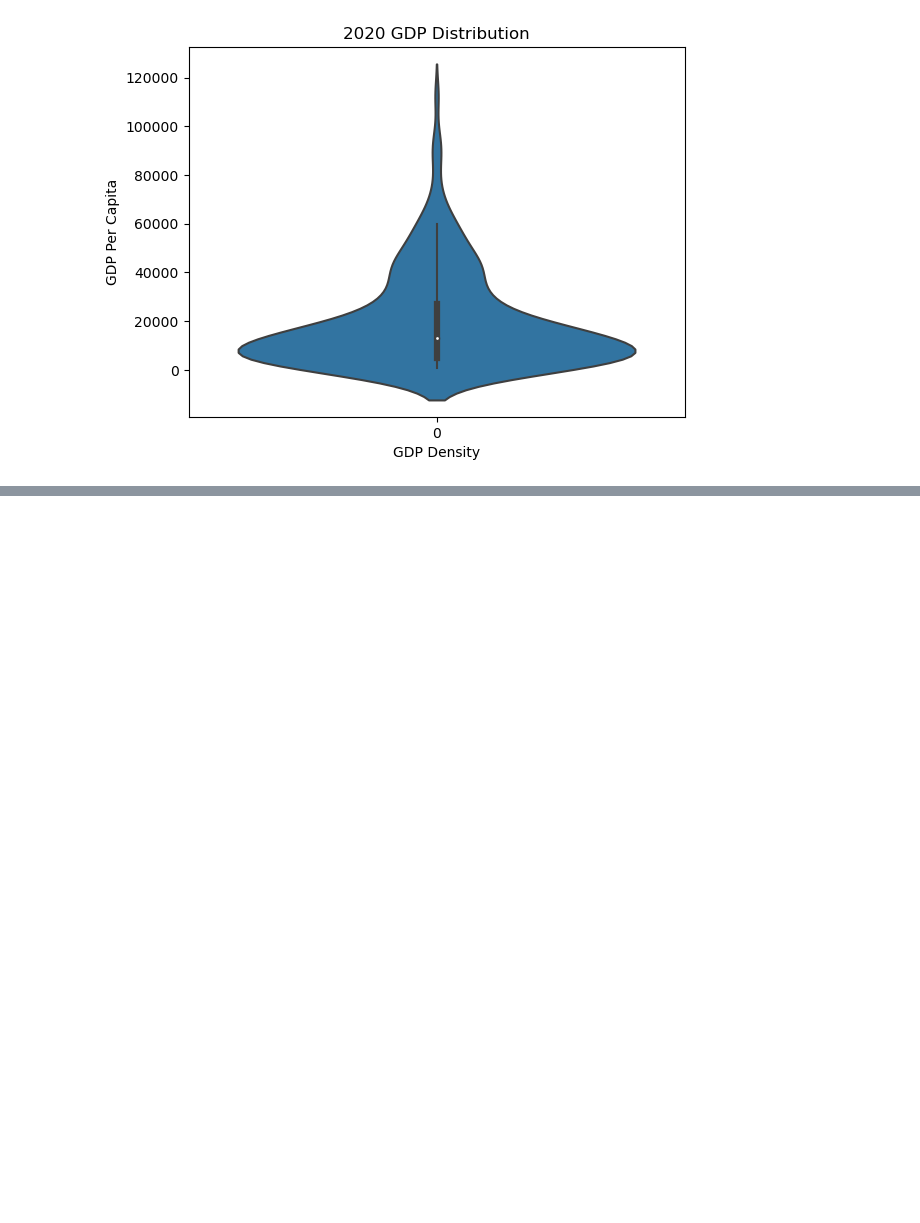
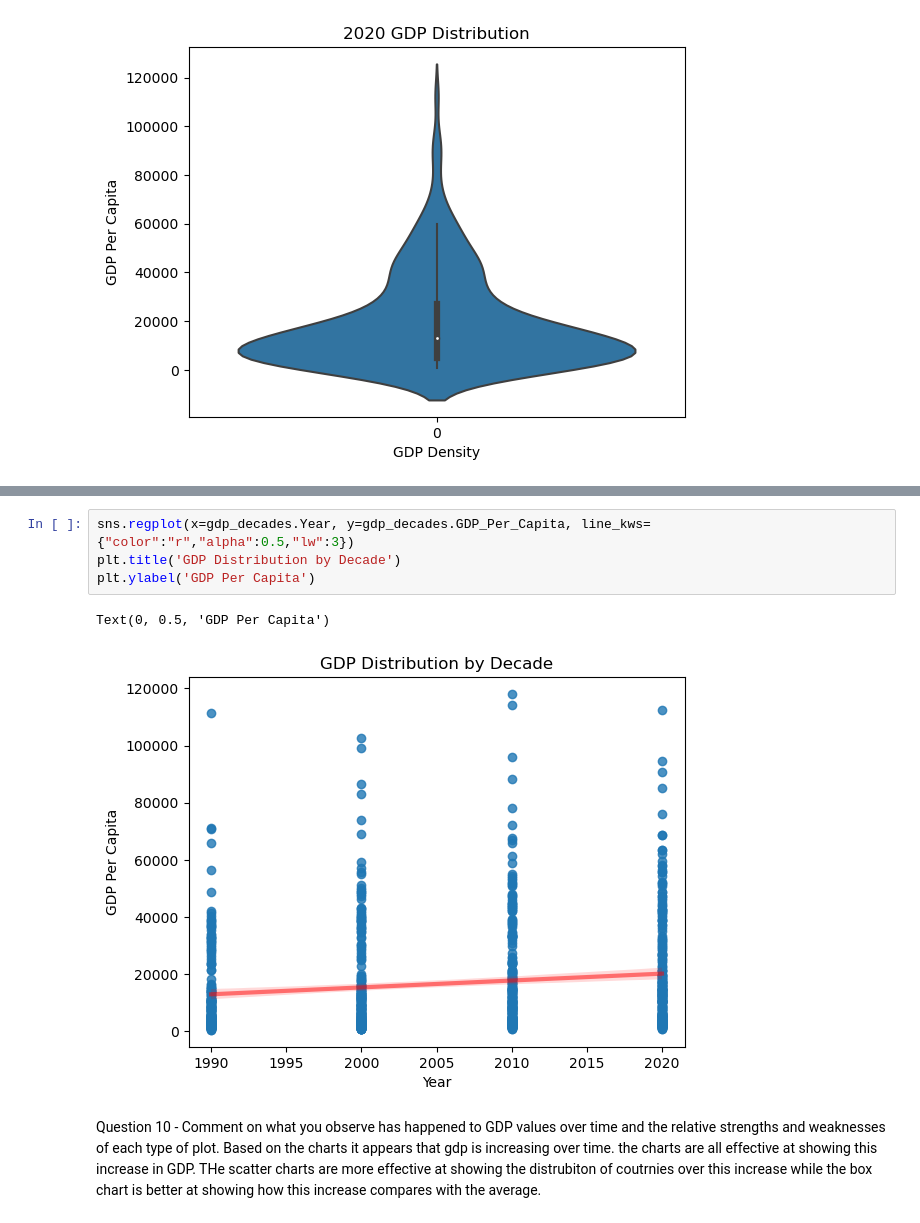
Before and after one commit to NSS-Full-Time-Data-Analytics-11/un-project-nelson-aaron-j, a Jupyter notebook: notebooks/nelson_un_project.ipynb, the cells around one changed output, grey strips where cells are left out. Cells and saved outputs as stored; diff of their text form; blank space fills up the shorter version.

```diff
--- a/notebooks/nelson_un_project.ipynb
+++ b/notebooks/nelson_un_project.ipynb
@@ -219,0 +270,10 @@ The main thing I notice when looking at these charts it that there are signfican
+# %%
+sns.regplot(x=gdp_decades.Year, y=gdp_decades.GDP_Per_Capita, line_kws={"color":"r","alpha":0.5,"lw":3})
+plt.title('GDP Distribution by Decade')
+plt.ylabel('GDP Per Capita')
+# %% [output]
+Text(0, 0.5, 'GDP Per Capita')
+[figure, added]
+# %% [markdown]
+Question 10 - Comment on what you observe has happened to GDP values over time and the relative strengths and weaknesses of each type of plot.
+Based on the charts it appears that gdp is increasing over time. the charts are all effective at showing this increase in GDP. THe scatter charts are more effective at showing the distrubiton of coutrnies over this increase while the box chart is better at showing how this increase compares with the average.
```
Also changed, not shown: parts of 18 cells of this notebook.
